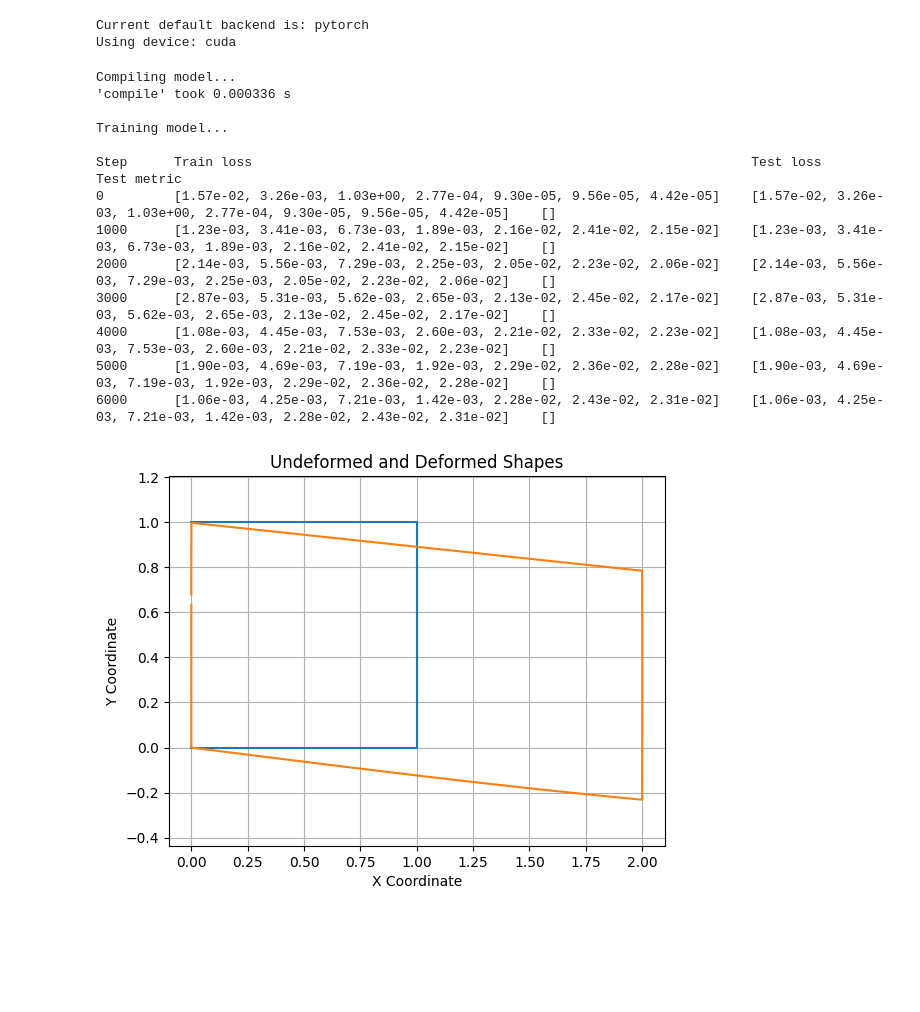
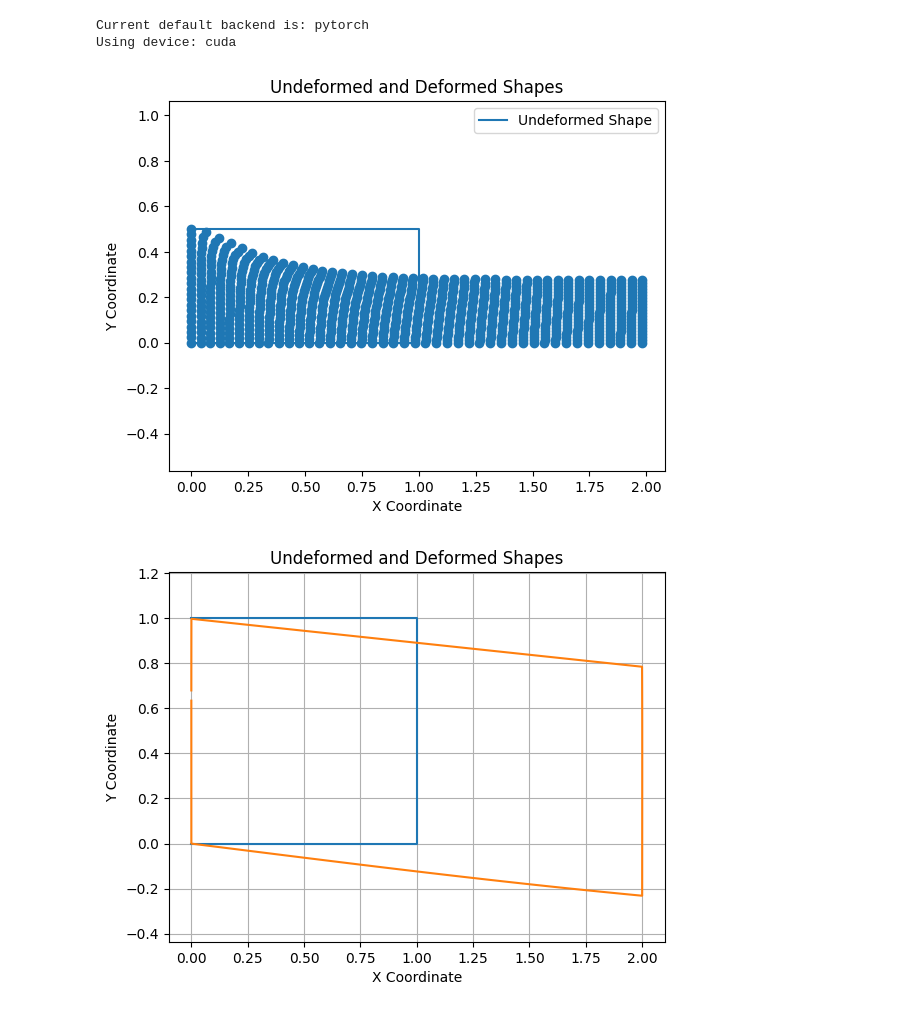
Before and after one commit to AhmadAkbariR/deepxde, a Jupyter notebook: examples/operator/elasticity-2D-AAR.ipynb, the cells around one changed output. Drawn from its saved outputs; the diff is of its cells as text; code cells hidden in the pictures; blank space fills up the shorter version.

```diff
--- a/examples/operator/elasticity-2D-AAR.ipynb
+++ b/examples/operator/elasticity-2D-AAR.ipynb
@@ -269,26 +269,30 @@ def First_grad(x, u):
 
 def Right_constraint(x , u, X=[]):
     # Compute the gradients
-    u_grad_x, v_grad_y, u_grad_y, v_grad_x = First_grad(x, u)
+    u_grad_y = dde.grad.jacobian(u, x, i=0, j=1)  # ∂u/∂x
+    v_grad_x = dde.grad.jacobian(u, x, i=1, j=0)  # ∂u/∂x
     # The Neumann condition: 2*nu*∂u/∂x + ∂v/∂y = 0
     return  u_grad_y + v_grad_x
 
 def Bottom_constraint(x , u, X=[]):
     # Compute the gradients
-    u_grad_x, v_grad_y, u_grad_y, v_grad_x = First_grad(x, u)
     nu = 0.3
     # The Neumann condition: 2*nu*∂u/∂x + ∂v/∂y = 0
+    u_grad_x = dde.grad.jacobian(u, x, i=0, j=0)  # ∂u/∂x
+    v_grad_y = dde.grad.jacobian(u, x, i=1, j=1)  # ∂v/∂y
     return  (1-nu)*v_grad_y + nu*u_grad_x
 
 def top_contraint1(x , u, X=[]):
     # Compute the gradients
-    u_grad_x, v_grad_y, u_grad_y, v_grad_x = First_grad(x, u)
+    u_grad_y = dde.grad.jacobian(u, x, i=0, j=1)  # ∂u/∂x
+    v_grad_x = dde.grad.jacobian(u, x, i=1, j=0)  # ∂u/∂x
     # The Neumann condition: 2*nu*∂u/∂x + ∂v/∂y = 0
     return u_grad_y + v_grad_x
 
 def top_contraint2(x , u, X=[]):
     # Compute the gradients
-    u_grad_x, v_grad_y, u_grad_y, v_grad_x = First_grad(x, u)
+    u_grad_x = dde.grad.jacobian(u, x, i=0, j=0)  # ∂u/∂x
+    v_grad_y = dde.grad.jacobian(u, x, i=1, j=1)  # ∂v/∂y
     nu = 0.3
     # The Neumann condition: 2*nu*∂u/∂x + ∂v/∂y = 0
     return  (1-nu)*v_grad_y + nu*u_grad_x
@@ -312,11 +316,12 @@ bc_top_cstrit2 = dde. OperatorBC(geom, top_contraint2, boundary_top)  # u(x=1, y
 # You can have something like:
 # bc4 = dde.DirichletBC(geom, lambda x: 0, boundary_v_1)  # v(x=0, y) = 0
 # Create a data object for the PDE
-data = dde.data.PDE(geom, pde_system, [bc_right, bc_right_cstrit, bc_bottom_cstrit, bc_top_cstrit1, bc_top_cstrit2], num_domain=10000, num_boundary=1000)
+data = dde.data.PDE(geom, pde_system, [bc_right, bc_right_cstrit, bc_bottom_cstrit, bc_top_cstrit1, bc_top_cstrit2], num_domain=2000, num_boundary=1999)
 
 
-net = dde.nn.PFNN([2,[200, 200], [200, 200], [200, 200], [200, 200], 2], "relu", "Glorot uniform")
-
+#net = dde.nn.PFNN([2,[200, 200], [200, 200], [200, 200], [200, 200], 2], "relu", "Glorot uniform")
+net = dde.nn.FNN([2,40,40,40,40,40,40,  2], "tanh", "Glorot uniform")
+#net = dde.nn.PFNN([2,[20, 20], [20, 20],[20, 20], [20, 20],[20, 20], [20, 20],  2], "tanh", "Glorot uniform")
 def out_transform(inputs, outputs):
 
     x, y = inputs[:, 0], inputs[:, 1]
@@ -339,10 +344,11 @@ model = dde.Model(data, net)
 #losshistory, train_state = model.train(iterations=1000)
 
 model.compile("adam", lr=0.0005)  # Note changing learning_rate to lr
-losshistory, train_state = model.train(iterations=15000)
+losshistory, train_state = model.train(iterations=2000)
 
 model.compile("L-BFGS")
 losshistory, train_state = model.train(iterations=1000)
+
 '''
 model.compile("adam", lr=0.0002)  # Note changing learning_rate to lr
 losshistory, train_state = model.train(iterations=12000)
@@ -357,66 +363,38 @@ from scipy.spatial import ConvexHull
 def deform_coord(X_test, predictions):
     return X_test + predictions
 
 # Function to plot the boundary
 def plot_boundary(X, label):
     if len(X) >= 3:  # A minimum of 3 points is needed to form a boundary
         hull = ConvexHull(X)
         # Add the first point to the end to close the polygon
         plt.plot(np.append(X[hull.vertices, 0], X[hull.vertices[0], 0]),
                  np.append(X[hull.vertices, 1], X[hull.vertices[0], 1]),
                  label=label)
     else:
         print("Not enough points to form a boundary.")
 
 X_test = geom.uniform_points(968 , True)
 
+
 # Plot undeformed shape boundary
+plt.figure()
 plot_boundary(X_test, 'Undeformed Shape')
-
 # Get the predictions
 predictions = model.predict(X_test)
-
 # Deformed coordinates
 deformed = deform_coord(X_test, predictions)
-
 # Plotting
-plt.figure(1)
-
-# Plot deformed shape boundary
-plot_boundary(deformed, f'Deformed Shape {1}')
-
-# Scatter original and deformed points for visual reference
-#plt.scatter(X_test[:, 0], X_test[:, 1], color='blue', s=10, label='Undeformed Nodes')
-#plt.scatter(deformed[:, 0], deformed[:, 1], color='red', s=10, label='Deformed Nodes')
-
+plt.scatter(deformed[:,0],deformed[:,1])
 plt.title('Undeformed and Deformed Shapes')
 plt.xlabel('X Coordinate')
 plt.ylabel('Y Coordinate')
 plt.legend()
+
 plt.axis('equal')  # To maintain aspect ratio
-plt.grid()
-
-
-plt.figure()
-def deform_coord(X_test , predictions):
-    return X_test + predictions
-deformed = deform_coord(X_test , predictions)
-plt.scatter(deformed[:,0],deformed[:,1])
 plt.show()
 # %% [output]
-Compiling model...
-'compile' took 0.000336 s
-
-Training model...
-
-Step      Train loss                                                                Test loss                                                                 Test metric
-0         [1.57e-02, 3.26e-03, 1.03e+00, 2.77e-04, 9.30e-05, 9.56e-05, 4.42e-05]    [1.57e-02, 3.26e-03, 1.03e+00, 2.77e-04, 9.30e-05, 9.56e-05, 4.42e-05]    []
-1000      [1.23e-03, 3.41e-03, 6.73e-03, 1.89e-03, 2.16e-02, 2.41e-02, 2.15e-02]    [1.23e-03, 3.41e-03, 6.73e-03, 1.89e-03, 2.16e-02, 2.41e-02, 2.15e-02]    []
-2000      [2.14e-03, 5.56e-03, 7.29e-03, 2.25e-03, 2.05e-02, 2.23e-02, 2.06e-02]    [2.14e-03, 5.56e-03, 7.29e-03, 2.25e-03, 2.05e-02, 2.23e-02, 2.06e-02]    []
-3000      [2.87e-03, 5.31e-03, 5.62e-03, 2.65e-03, 2.13e-02, 2.45e-02, 2.17e-02]    [2.87e-03, 5.31e-03, 5.62e-03, 2.65e-03, 2.13e-02, 2.45e-02, 2.17e-02]    []
-4000      [1.08e-03, 4.45e-03, 7.53e-03, 2.60e-03, 2.21e-02, 2.33e-02, 2.23e-02]    [1.08e-03, 4.45e-03, 7.53e-03, 2.60e-03, 2.21e-02, 2.33e-02, 2.23e-02]    []
-5000      [1.90e-03, 4.69e-03, 7.19e-03, 1.92e-03, 2.29e-02, 2.36e-02, 2.28e-02]    [1.90e-03, 4.69e-03, 7.19e-03, 1.92e-03, 2.29e-02, 2.36e-02, 2.28e-02]    []
-6000      [1.06e-03, 4.25e-03, 7.21e-03, 1.42e-03, 2.28e-02, 2.43e-02, 2.31e-02]    [1.06e-03, 4.25e-03, 7.21e-03, 1.42e-03, 2.28e-02, 2.43e-02, 2.31e-02]    []
+[figure, added]
 # %%
 # @title plot deformation
 
```
